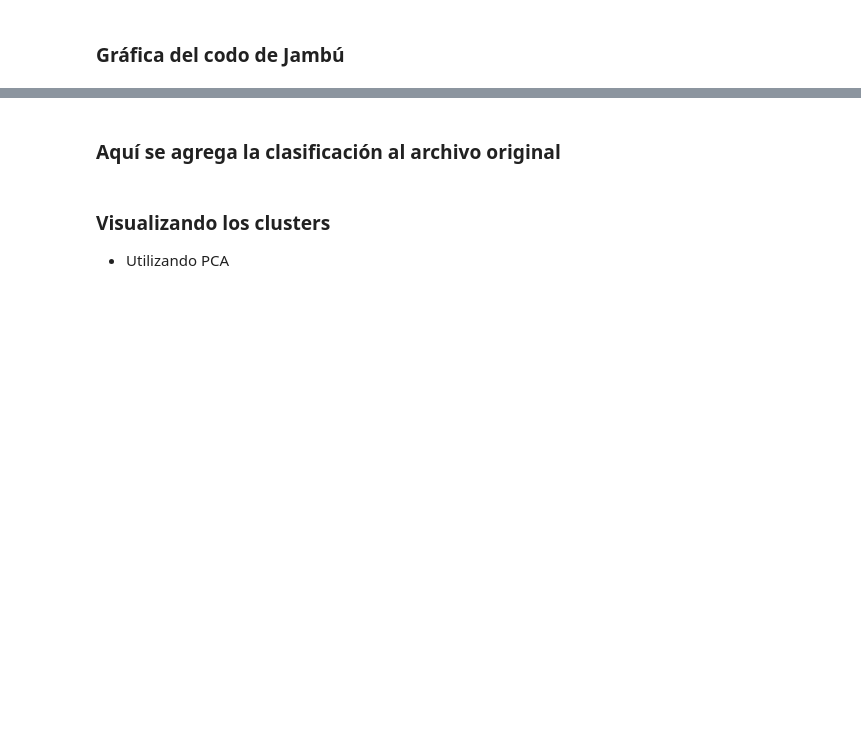
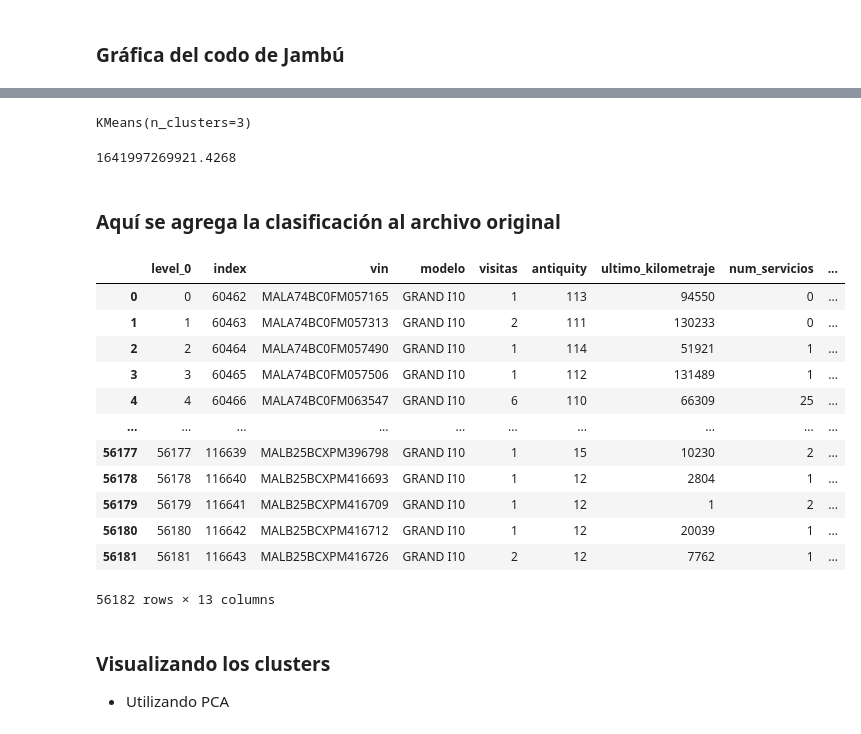
Before and after one commit to Eliuhepher/data-utiils, a Jupyter notebook: ML/notebooks/i10/KMeans Grandi10.ipynb, the cells around one changed output, grey strips where cells are left out. Drawn from its saved outputs; the diff is of its cells as text; code cells hidden in the pictures; blank space fills up the shorter version.

```diff
--- a/ML/notebooks/i10/KMeans Grandi10.ipynb
+++ b/ML/notebooks/i10/KMeans Grandi10.ipynb
@@ -12,4 +12,5 @@ data_folder = Path.cwd().parent / "data/data_kmeans.parquet"
 # %%
 dataset = pd.read_parquet(data_folder)
 # %%
-dataset.info()
+dataset2 = dataset[dataset["modelo"]=="GRAND I10"].copy()
+dataset2.info()
@@ -18,3 +51,3 @@ dataset.head()
 # %%
-grand_i10_variables = dataset.drop(['vin'], axis=1).drop(['year_modelo'], axis=1)
+grand_i10_variables = dataset2.drop(['vin'], axis=1).drop(['modelo'], axis=1).drop(['antiquity'], axis=1)
 grand_i10_variables.head()
@@ -25,3 +75,5 @@ grand_i10_variables.describe()
 # %%
 data_normalizada = (grand_i10_variables-grand_i10_variables.min()) / (grand_i10_variables.max()-grand_i10_variables.min())
 data_normalizada.describe()
+data_normalizada.reset_index(inplace=True)
+data_normalizada
@@ -46,13 +114,33 @@ plt.show()
 # %%
-clustering = KMeans(n_clusters=5, max_iter=300)
+clustering = KMeans(n_clusters=3, max_iter=300)
 clustering.fit(data_normalizada) ## Aplica el modelo a la base
+# %% [output]
+KMeans(n_clusters=3)
 # %%
 print(clustering.inertia_)
+# %% [output]
+1641997269921.4268
 # %% [markdown]
 ### Aquí se agrega la clasificación al archivo original
 # %%
-dataset["KMeans_Clustering"] = clustering.labels_
-dataset.head()
+dataset2["KMeans_Clustering"] = clustering.labels_
+#dataset2.head()
+dataset2.reset_index(inplace=True)
+dataset2
+# %% [output]
+|  | level_0 | index | vin | modelo | visitas | antiquity | ultimo_kilometraje | num_servicios | ... |
+| 0 | 0 | 60462 | MALA74BC0FM057165 | GRAND I10 | 1 | 113 | 94550 | 0 | ... |
+| 1 | 1 | 60463 | MALA74BC0FM057313 | GRAND I10 | 2 | 111 | 130233 | 0 | ... |
+| 2 | 2 | 60464 | MALA74BC0FM057490 | GRAND I10 | 1 | 114 | 51921 | 1 | ... |
+| 3 | 3 | 60465 | MALA74BC0FM057506 | GRAND I10 | 1 | 112 | 131489 | 1 | ... |
+| 4 | 4 | 60466 | MALA74BC0FM063547 | GRAND I10 | 6 | 110 | 66309 | 25 | ... |
+| ... | ... | ... | ... | ... | ... | ... | ... | ... | ... |
+| 56177 | 56177 | 116639 | MALB25BCXPM396798 | GRAND I10 | 1 | 15 | 10230 | 2 | ... |
+| 56178 | 56178 | 116640 | MALB25BCXPM416693 | GRAND I10 | 1 | 12 | 2804 | 1 | ... |
+| 56179 | 56179 | 116641 | MALB25BCXPM416709 | GRAND I10 | 1 | 12 | 1 | 2 | ... |
+| 56180 | 56180 | 116642 | MALB25BCXPM416712 | GRAND I10 | 1 | 12 | 20039 | 1 | ... |
+| 56181 | 56181 | 116643 | MALB25BCXPM416726 | GRAND I10 | 2 | 12 | 7762 | 1 | ... |
+56182 rows × 13 columns
 # %% [markdown]
 ### Visualizando los clusters
 - Utilizando PCA
```
Also changed, not shown: parts of 9 cells of this notebook, 1 other file.
